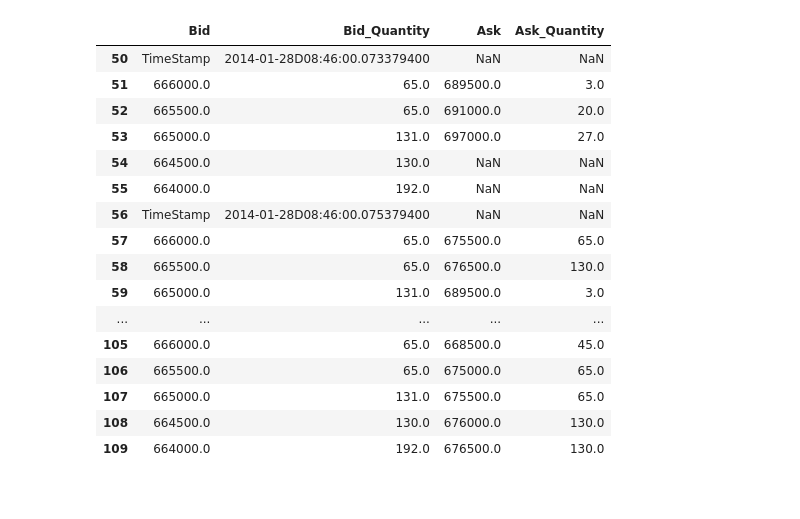
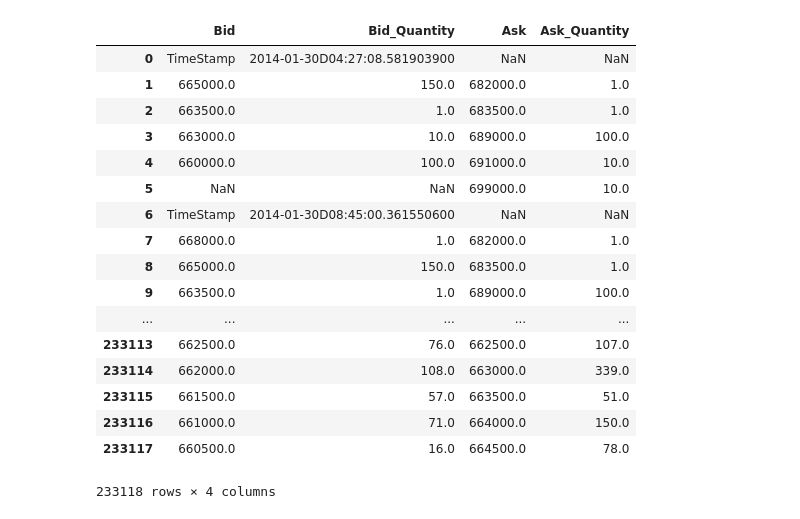
Before and after one commit to rorysroes/SGX-Full-OrderBook-Tick-Data-Trading-Strategy, a Jupyter notebook: order_book_final_transform_csv.ipynb, the cells around one changed output. Saved outputs shown, nothing was run; the diff lists cells and outputs as text; code cells hidden in the pictures.

```diff
--- a/order_book_final_transform_csv.ipynb
+++ b/order_book_final_transform_csv.ipynb
@@ -788,20 +739,21 @@ order_book_ask
 # %%
-pd.read_table('order_book_2014_1_28.csv',sep=',')[50:120]
+pd.read_table('order_book_2014_1_30.csv',sep=',')#[50:120]
 # %% [output]
 |  | Bid | Bid_Quantity | Ask | Ask_Quantity |
-| 50 | TimeStamp | 2014-01-28D08:46:00.073379400 | NaN | NaN |
-| 51 | 666000.0 | 65.0 | 689500.0 | 3.0 |
-| 52 | 665500.0 | 65.0 | 691000.0 | 20.0 |
-| 53 | 665000.0 | 131.0 | 697000.0 | 27.0 |
-| 54 | 664500.0 | 130.0 | NaN | NaN |
-| 55 | 664000.0 | 192.0 | NaN | NaN |
-| 56 | TimeStamp | 2014-01-28D08:46:00.075379400 | NaN | NaN |
-| 57 | 666000.0 | 65.0 | 675500.0 | 65.0 |
-| 58 | 665500.0 | 65.0 | 676500.0 | 130.0 |
-| 59 | 665000.0 | 131.0 | 689500.0 | 3.0 |
+| 0 | TimeStamp | 2014-01-30D04:27:08.581903900 | NaN | NaN |
+| 1 | 665000.0 | 150.0 | 682000.0 | 1.0 |
+| 2 | 663500.0 | 1.0 | 683500.0 | 1.0 |
+| 3 | 663000.0 | 10.0 | 689000.0 | 100.0 |
+| 4 | 660000.0 | 100.0 | 691000.0 | 10.0 |
+| 5 | NaN | NaN | 699000.0 | 10.0 |
+| 6 | TimeStamp | 2014-01-30D08:45:00.361550600 | NaN | NaN |
+| 7 | 668000.0 | 1.0 | 682000.0 | 1.0 |
+| 8 | 665000.0 | 150.0 | 683500.0 | 1.0 |
+| 9 | 663500.0 | 1.0 | 689000.0 | 100.0 |
 | ... | ... | ... | ... | ... |
-| 105 | 666000.0 | 65.0 | 668500.0 | 45.0 |
-| 106 | 665500.0 | 65.0 | 675000.0 | 65.0 |
-| 107 | 665000.0 | 131.0 | 675500.0 | 65.0 |
-| 108 | 664500.0 | 130.0 | 676000.0 | 130.0 |
-| 109 | 664000.0 | 192.0 | 676500.0 | 130.0 |
+| 233113 | 662500.0 | 76.0 | 662500.0 | 107.0 |
+| 233114 | 662000.0 | 108.0 | 663000.0 | 339.0 |
+| 233115 | 661500.0 | 57.0 | 663500.0 | 51.0 |
+| 233116 | 661000.0 | 71.0 | 664000.0 | 150.0 |
+| 233117 | 660500.0 | 16.0 | 664500.0 | 78.0 |
+233118 rows × 4 columns
```
Also changed, not shown: parts of 15 cells of this notebook.
